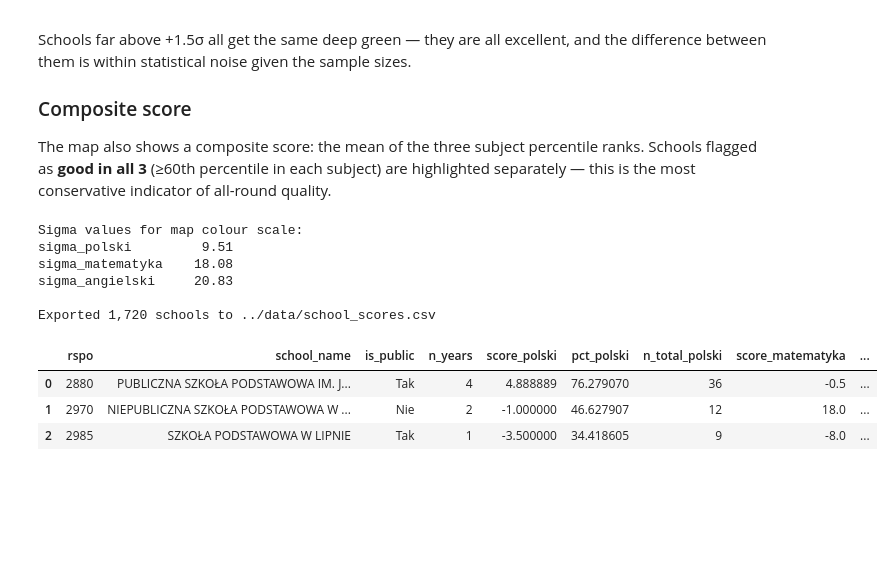
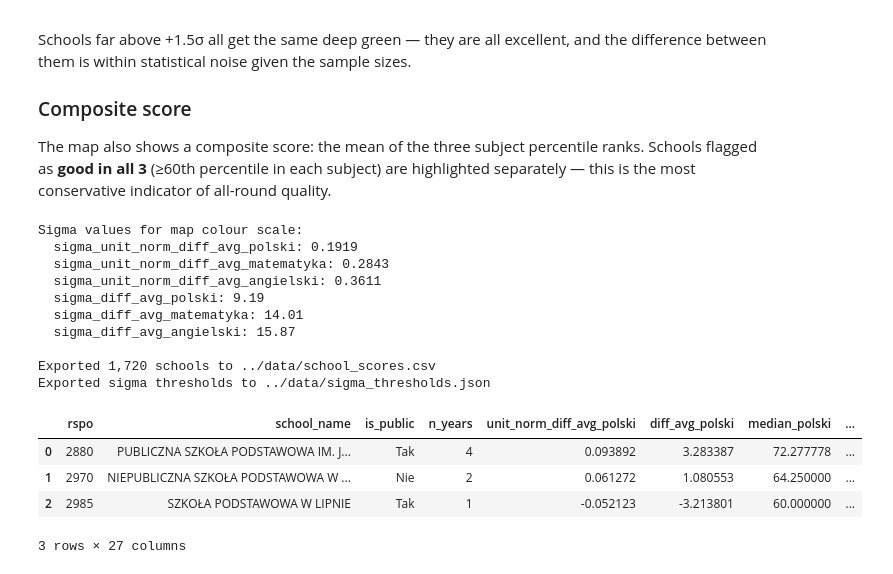
Before and after one commit to herbakamil/compare-primary-schools-mazowieckie, a Jupyter notebook: notebooks/how_to_measure_school_quality.ipynb, the cells around one changed output. Drawn from its saved outputs; the diff is of its cells as text; code cells hidden in the pictures; blank space fills up the shorter version.

```diff
--- a/notebooks/how_to_measure_school_quality.ipynb
+++ b/notebooks/how_to_measure_school_quality.ipynb
@@ -899,0 +1053,13 @@ would get a **2.9 pp bonus** with raw scores but only **0.16 pp** with `diff_med
+# %%
+# ── Summary table: median relative LOO std per (subject, size bin) ───────────
+rel_cols = [f'rel_{m}' for m in METRIC_DISPLAY]
+
+for subj in core_short:
+    sub = loo[loo['subject'] == subj]
+    agg = sub.groupby('size_bin', observed=True)[rel_cols].median().round(3)
+    agg.columns = list(METRIC_DISPLAY.keys())
+    label_subj = SUBJECT_LABELS[subj]
+    print(f'-- {label_subj} --')
+    display(agg.style
+            .highlight_min(axis=1, color='#c6efce')
+            .set_caption(f'{label_subj}: green = most stable metric for that school size'))
@@ -1270,38 +1484,56 @@ are highlighted separately — this is the most conservative indicator of
 all-round quality.
 # %%
 # ── Export for the map ────────────────────────────────────────────────────────
-export_cols = [
-    'rspo', 'school_name', 'is_public', 'n_years',
-    'score_polski',    'pct_polski',    'n_total_polski',
-    'score_matematyka','pct_matematyka','n_total_matematyka',
-    'score_angielski', 'pct_angielski', 'n_total_angielski',
-    'composite_pct',   'good_in_all_3',
-]
+# Primary metric: unit_norm_diff_avg.  Also export diff_avg, mean, median for app toggle.
+import json as _json
+
+export_cols = ['rspo', 'school_name', 'is_public', 'n_years']
+for subj in core_short:
+    export_cols += [
+        f'unit_norm_diff_avg_{subj}',  # primary
+        f'diff_avg_{subj}',       # alternate scale (pp)
+        f'median_{subj}',         # baseline 1
+        f'mean_{subj}',           # baseline 2
+        f'pct_{subj}',            # percentile of primary
+        f'n_total_{subj}',
+        f'n_years_{subj}',
+    ]
+export_cols += ['composite_pct', 'good_in_all_3']
+
 export = scores[[c for c in export_cols if c in scores.columns]].copy()
 
-# Sigma values needed by the map for colour scale
-sigma_note = pd.Series({
-    'sigma_polski':     round(sigma['polski'],    2),
-    'sigma_matematyka': round(sigma['matematyka'],2),
-    'sigma_angielski':  round(sigma['angielski'], 2),
-})
+# Sigma thresholds (used by the map for colour saturation)
+sigma_export = {f'sigma_unit_norm_diff_avg_{s}': round(sigma[s], 4) for s in core_short}
+for s in core_short:
+    sigma_export[f'sigma_diff_avg_{s}'] = round(scores[f'diff_avg_{s}'].std(), 2)
+
 print('Sigma values for map colour scale:')
-print(sigma_note.to_string())
-print()
+for k, v in sigma_export.items():
+    print(f'  {k}: {v}')
 
 out_path = Path('../data/school_scores.csv')
 out_path.parent.mkdir(parents=True, exist_ok=True)
 export.to_csv(out_path, index=False)
-print(f'Exported {len(export):,} schools to {out_path}')
+print(f'\nExported {len(export):,} schools to {out_path}')
+
+sigma_path = Path('../data/sigma_thresholds.json')
+sigma_path.write_text(_json.dumps(sigma_export, indent=2, ensure_ascii=False))
+print(f'Exported sigma thresholds to {sigma_path}')
+
 display(export.head(3))
 # %% [output]
 Sigma values for map colour scale:
-sigma_polski         9.51
-sigma_matematyka    18.08
-sigma_angielski     20.83
+  sigma_unit_norm_diff_avg_polski: 0.1919
+  sigma_unit_norm_diff_avg_matematyka: 0.2843
+  sigma_unit_norm_diff_avg_angielski: 0.3611
+  sigma_diff_avg_polski: 9.19
+  sigma_diff_avg_matematyka: 14.01
+  sigma_diff_avg_angielski: 15.87
 
 Exported 1,720 schools to ../data/school_scores.csv
+Exported sigma thresholds to ../data/sigma_thresholds.json
-|  | rspo | school_name | is_public | n_years | score_polski | pct_polski | n_total_polski | score_matematyka | ... |
-| 0 | 2880 | PUBLICZNA SZKOŁA PODSTAWOWA IM. J... | Tak | 4 | 4.888889 | 76.279070 | 36 | -0.5 | ... |
-| 1 | 2970 | NIEPUBLICZNA SZKOŁA PODSTAWOWA W ... | Nie | 2 | -1.000000 | 46.627907 | 12 | 18.0 | ... |
-| 2 | 2985 | SZKOŁA PODSTAWOWA W LIPNIE | Tak | 1 | -3.500000 | 34.418605 | 9 | -8.0 | ... |
+|  | rspo | school_name | is_public | n_years | unit_norm_diff_avg_polski | diff_avg_polski | median_polski | ... |
+| 0 | 2880 | PUBLICZNA SZKOŁA PODSTAWOWA IM. J... | Tak | 4 | 0.093892 | 3.283387 | 72.277778 | ... |
+| 1 | 2970 | NIEPUBLICZNA SZKOŁA PODSTAWOWA W ... | Nie | 2 | 0.061272 | 1.080553 | 64.250000 | ... |
+| 2 | 2985 | SZKOŁA PODSTAWOWA W LIPNIE | Tak | 1 | -0.052123 | -3.213801 | 60.000000 | ... |
+3 rows × 27 columns
```
Also changed, not shown: parts of 26 cells of this notebook.
